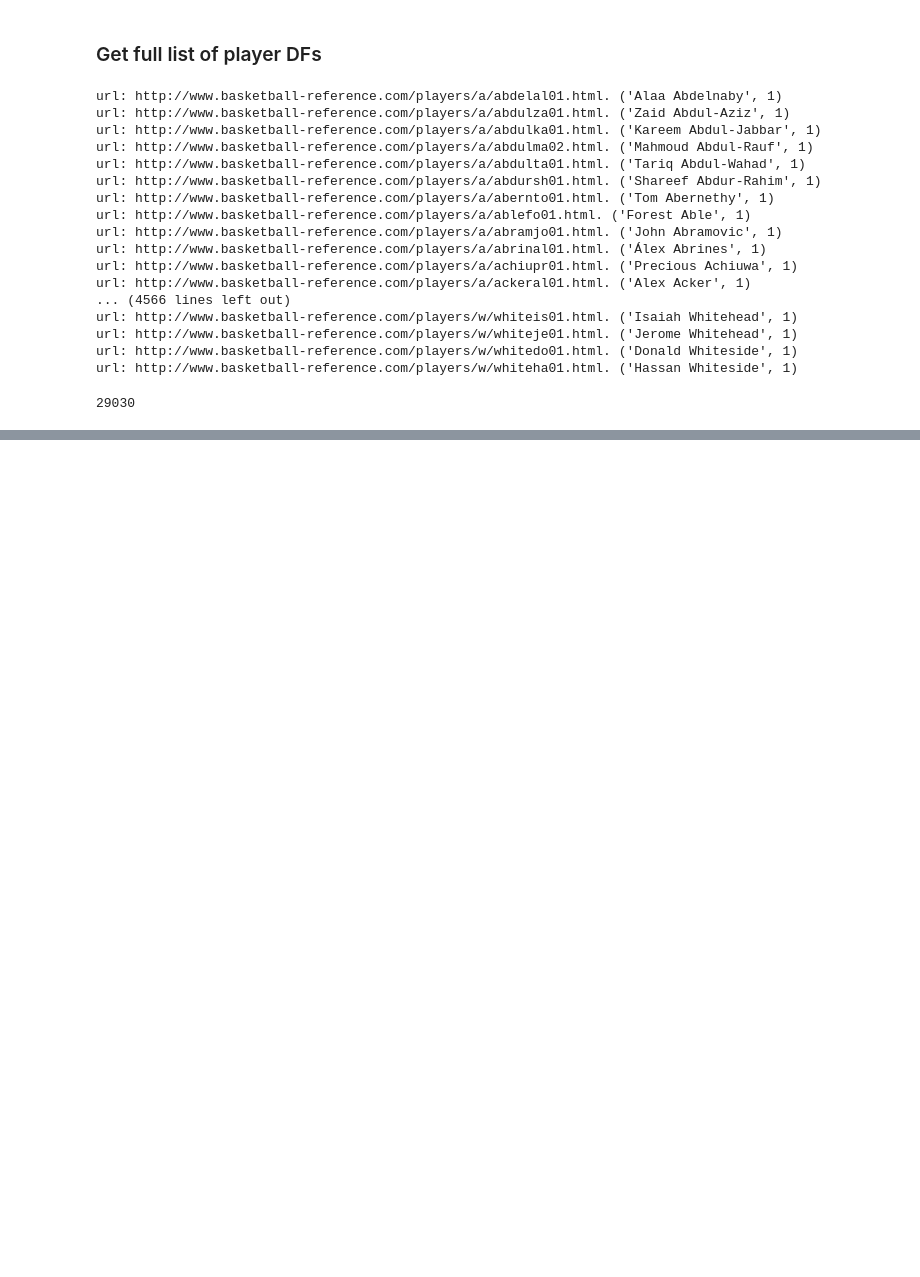
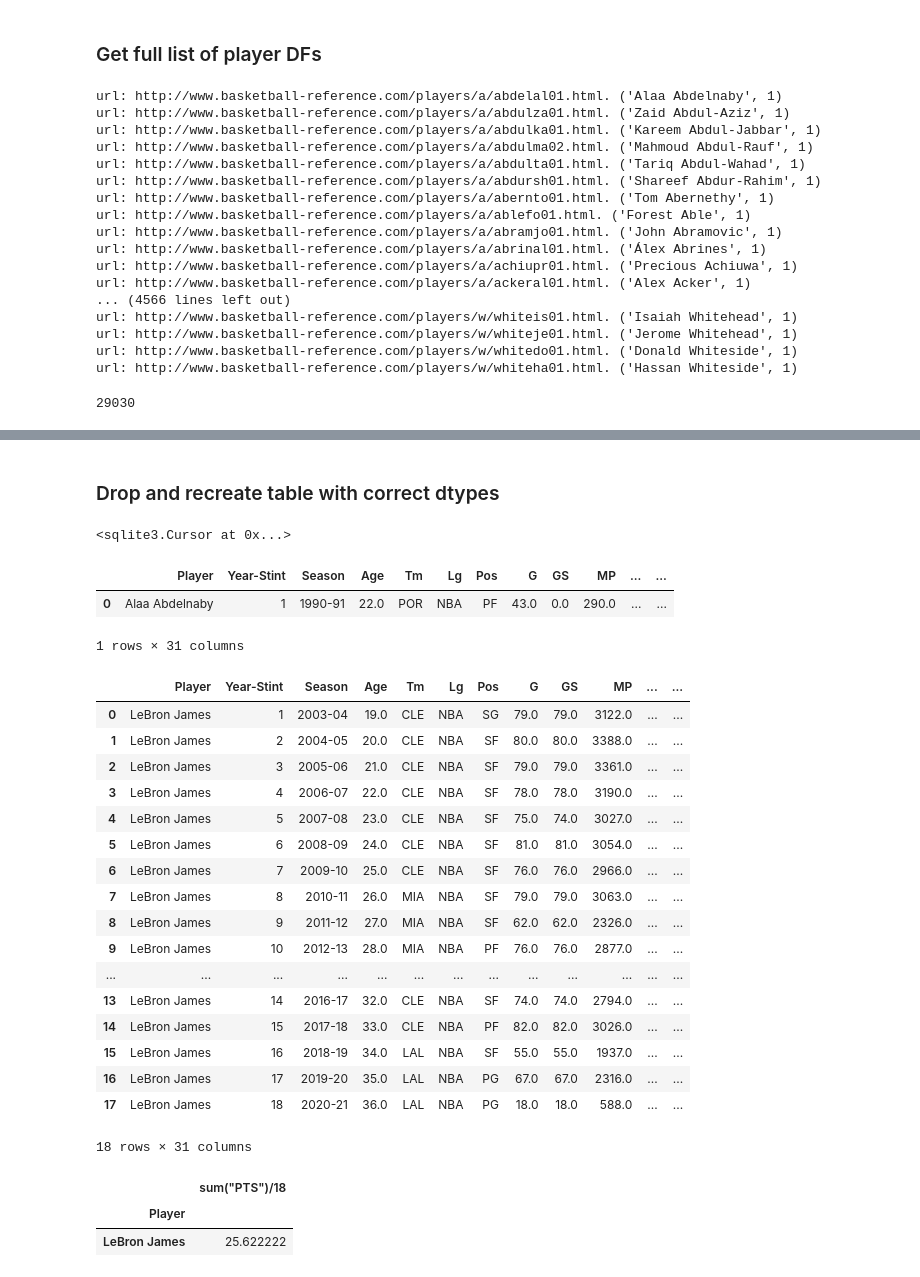
Before and after one commit to samhld/nba_stats, a Jupyter notebook: scratchpads/persist_data.ipynb, the cells around one changed output, grey strips where cells are left out. Saved outputs shown, nothing was run; the diff lists cells and outputs as text; code cells hidden in the pictures; blank space fills up the shorter version.

```diff
--- a/scratchpads/persist_data.ipynb
+++ b/scratchpads/persist_data.ipynb
@@ -286,0 +355,6 @@ from scraper.getters import get_player_dict
+# %% [markdown]
+### Drop and recreate table with correct dtypes
+# %%
+c.execute("DROP TABLE IF EXISTS players_per_game")
+# %% [output]
+<sqlite3.Cursor at 0x...>
@@ -286,0 +363,39 @@ from scraper.getters import get_player_dict
+# %%
+limit1 = """SELECT * FROM players_per_game limit 1"""
+test = pd.read_sql(limit1, conn)
+test
+# %% [output]
+|  | Player | Year-Stint | Season | Age | Tm | Lg | Pos | G | GS | MP | ... | ... |
+| 0 | Alaa Abdelnaby | 1 | 1990-91 | 22.0 | POR | NBA | PF | 43.0 | 0.0 | 290.0 | ... | ... |
+1 rows × 31 columns
+# %%
+bron = '''SELECT * FROM players_per_game WHERE "Player" == "LeBron James"'''
+bron_test = pd.read_sql(bron, conn)
+bron_test
+# %% [output]
+|  | Player | Year-Stint | Season | Age | Tm | Lg | Pos | G | GS | MP | ... | ... |
+| 0 | LeBron James | 1 | 2003-04 | 19.0 | CLE | NBA | SG | 79.0 | 79.0 | 3122.0 | ... | ... |
+| 1 | LeBron James | 2 | 2004-05 | 20.0 | CLE | NBA | SF | 80.0 | 80.0 | 3388.0 | ... | ... |
+| 2 | LeBron James | 3 | 2005-06 | 21.0 | CLE | NBA | SF | 79.0 | 79.0 | 3361.0 | ... | ... |
+| 3 | LeBron James | 4 | 2006-07 | 22.0 | CLE | NBA | SF | 78.0 | 78.0 | 3190.0 | ... | ... |
+| 4 | LeBron James | 5 | 2007-08 | 23.0 | CLE | NBA | SF | 75.0 | 74.0 | 3027.0 | ... | ... |
+| 5 | LeBron James | 6 | 2008-09 | 24.0 | CLE | NBA | SF | 81.0 | 81.0 | 3054.0 | ... | ... |
+| 6 | LeBron James | 7 | 2009-10 | 25.0 | CLE | NBA | SF | 76.0 | 76.0 | 2966.0 | ... | ... |
+| 7 | LeBron James | 8 | 2010-11 | 26.0 | MIA | NBA | SF | 79.0 | 79.0 | 3063.0 | ... | ... |
+| 8 | LeBron James | 9 | 2011-12 | 27.0 | MIA | NBA | SF | 62.0 | 62.0 | 2326.0 | ... | ... |
+| 9 | LeBron James | 10 | 2012-13 | 28.0 | MIA | NBA | PF | 76.0 | 76.0 | 2877.0 | ... | ... |
+| ... | ... | ... | ... | ... | ... | ... | ... | ... | ... | ... | ... | ... |
+| 13 | LeBron James | 14 | 2016-17 | 32.0 | CLE | NBA | SF | 74.0 | 74.0 | 2794.0 | ... | ... |
+| 14 | LeBron James | 15 | 2017-18 | 33.0 | CLE | NBA | PF | 82.0 | 82.0 | 3026.0 | ... | ... |
+| 15 | LeBron James | 16 | 2018-19 | 34.0 | LAL | NBA | SF | 55.0 | 55.0 | 1937.0 | ... | ... |
+| 16 | LeBron James | 17 | 2019-20 | 35.0 | LAL | NBA | PG | 67.0 | 67.0 | 2316.0 | ... | ... |
+| 17 | LeBron James | 18 | 2020-21 | 36.0 | LAL | NBA | PG | 18.0 | 18.0 | 588.0 | ... | ... |
+18 rows × 31 columns
+# %%
+mean_bron = '''SELECT sum("PTS")/18,"Player"FROM players_per_game WHERE "Player" == "LeBron James"'''
+mean_bron_test = pd.read_sql(mean_bron, conn, index_col="Player")
+mean_bron_test
+# %% [output]
+|  | sum("PTS")/18 |
+| Player |  |
+| LeBron James | 25.622222 |
```
Also changed, not shown: parts of 21 cells of this notebook, 1 other file.
